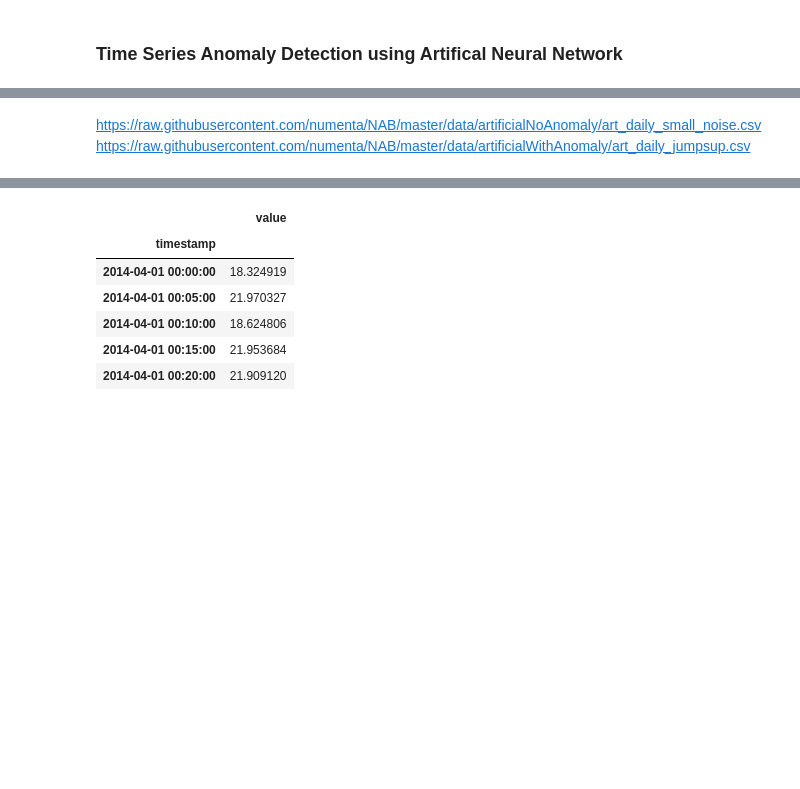
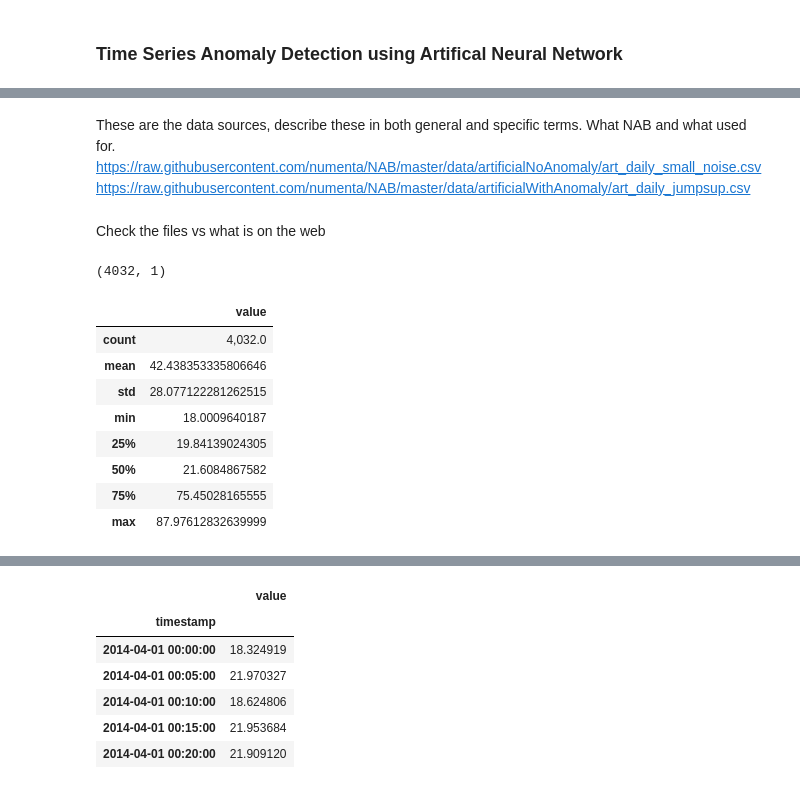
Before and after one commit to donneger/machinelearning_statistics, a Jupyter notebook: ml_project/ml_evaluation.ipynb, the cells around one changed output, grey strips where cells are left out. Cells and saved outputs as stored; diff of their text form; code cells hidden in the pictures; blank space fills up the shorter version.

Commit message:
Describe  dataframes, adjust display precision

```diff
--- a/ml_project/ml_evaluation.ipynb
+++ b/ml_project/ml_evaluation.ipynb
@@ -11,4 +18,5 @@ from matplotlib import pyplot as plt
 # %% [markdown]
+These are the data sources, describe these in both general and specific terms. What NAB and what used for.
 https://raw.githubusercontent.com/numenta/NAB/master/data/artificialNoAnomaly/art_daily_small_noise.csv
 https://raw.githubusercontent.com/numenta/NAB/master/data/artificialWithAnomaly/art_daily_jumpsup.csv
 # %%
@@ -23,0 +32,21 @@ df_daily_anomaly = pd.read_csv(df_daily_jumpsup_url, parse_dates=True, index_col
+# %% [markdown]
+Check the files vs what is on the web
+# %%
+df_no_anomaly.shape
+# %% [output]
+(4032, 1)
+# %%
+pd.set_option('display.precision',6)
+# %%
+pd.reset_option('display.precision')
+df_no_anomaly.describe()
+# %% [output]
+|  | value |
+| count | 4,032.0 |
+| mean | 42.438353335806646 |
+| std | 28.077122281262515 |
+| min | 18.0009640187 |
+| 25% | 19.84139024305 |
+| 50% | 21.6084867582 |
+| 75% | 75.45028165555 |
+| max | 87.97612832639999 |
```
Also changed, not shown: parts of 16 cells of this notebook.
